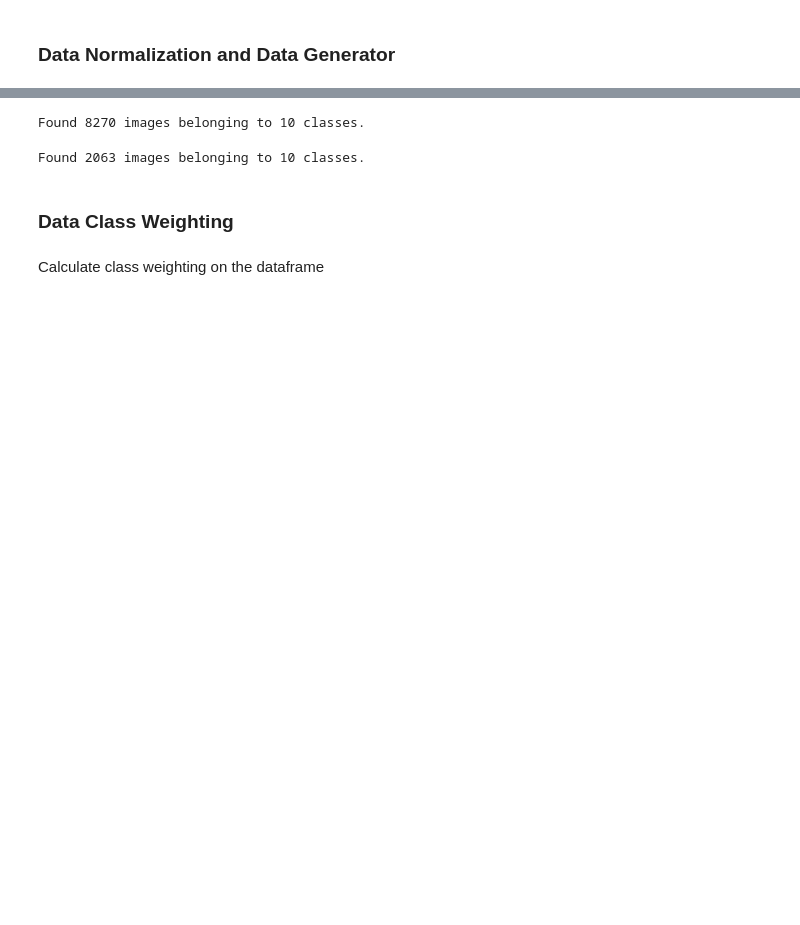
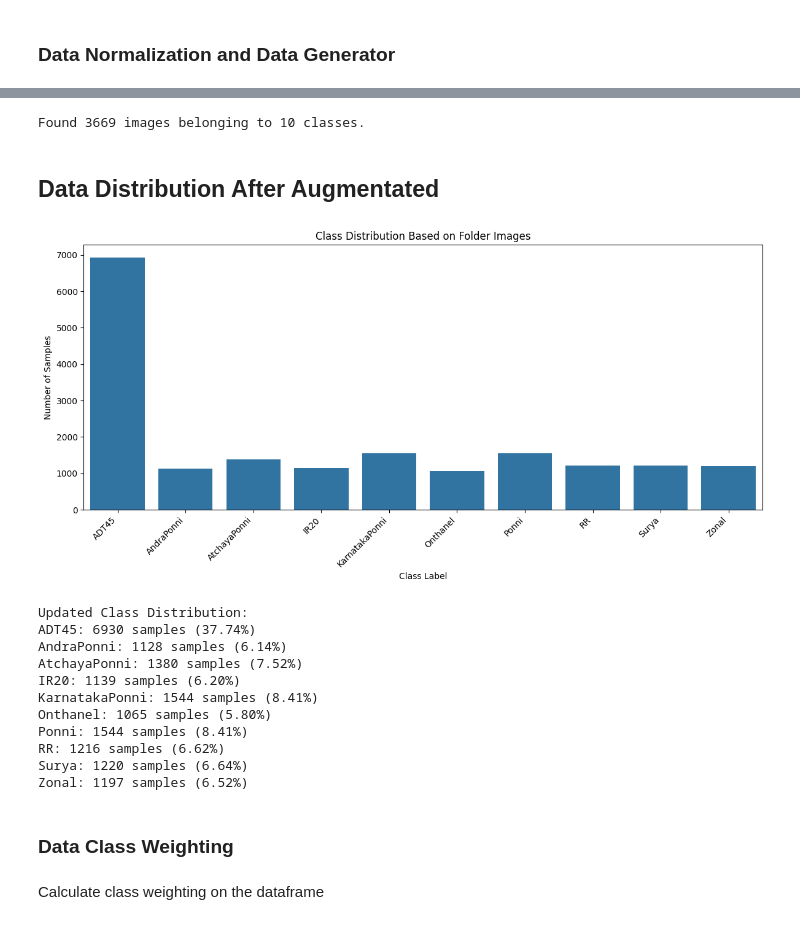
Before and after one commit to Cecil-B-Liv/WheatClassification, a Jupyter notebook: model/Task2_WheatVariety.ipynb, the cells around one changed output, grey strips where cells are left out. Drawn from its saved outputs; the diff is of its cells as text; code cells hidden in the pictures; blank space fills up the shorter version.

```diff
--- a/model/Task2_WheatVariety.ipynb
+++ b/model/Task2_WheatVariety.ipynb
@@ -396,28 +532,56 @@ valid_datagen = tf.keras.preprocessing.image.ImageDataGenerator(
 # %%
-# For training data (with augmentation)
-train_gen = train_datagen.flow_from_directory(
+# For validation data (without augmentation)
+valid_gen = data_gen.flow_from_directory(
     train_data_path,
-    subset="training",  # Use the training subset
-    seed=42,
     target_size=IMAGE_SHAPE,
     batch_size=BATCH_SIZE,
-    class_mode="categorical",
-    color_mode="rgb"
+    subset='validation',
+    seed=42,
+    class_mode='categorical',
+    color_mode='rgb'
 )
 # %% [output]
-Found 8270 images belonging to 10 classes.
+Found 3669 images belonging to 10 classes.
-# %%
-# For validation data (without augmentation)
-valid_gen = valid_datagen.flow_from_directory(
-    train_data_path,  # Note: using the SAME directory as training
-    subset="validation",  # But using the validation subset
-    seed=42,  # Use the same seed to ensure consistent splitting
-    target_size=IMAGE_SHAPE,
-    batch_size=BATCH_SIZE,
-    class_mode="categorical"
-)
-# %% [output]
-Found 2063 images belonging to 10 classes.
+# %% [markdown]
+## Data Distribution After Augmentated
+# %%
+from collections import Counter
+
+folder_counts = {}
+for class_name in os.listdir(train_data_path):
+    class_folder = os.path.join(train_data_path, class_name)
+    if os.path.isdir(class_folder):
+        count = len([f for f in os.listdir(class_folder) if f.endswith('.jpg')])
+        folder_counts[class_name] = count
+
+# Plot the distribution
+plt.figure(figsize=(12, 6))
+sns.barplot(x=list(folder_counts.keys()), y=list(folder_counts.values()))
+plt.title('Class Distribution Based on Folder Images')
+plt.xlabel('Class Label')
+plt.ylabel('Number of Samples')
+plt.xticks(rotation=45, ha='right')
+plt.tight_layout()
+plt.show()
+
+# Print counts
+print("Updated Class Distribution:")
+total_imgs = sum(folder_counts.values())
+for label, count in folder_counts.items():
+    print(f"{label}: {count} samples ({(count/total_imgs)*100:.2f}%)")
+# %% [output]
+[figure, added]
+Updated Class Distribution:
+ADT45: 6930 samples (37.74%)
+AndraPonni: 1128 samples (6.14%)
+AtchayaPonni: 1380 samples (7.52%)
+IR20: 1139 samples (6.20%)
+KarnatakaPonni: 1544 samples (8.41%)
+Onthanel: 1065 samples (5.80%)
+Ponni: 1544 samples (8.41%)
+RR: 1216 samples (6.62%)
+Surya: 1220 samples (6.64%)
+Zonal: 1197 samples (6.52%)
 # %% [markdown]
 ### Data Class Weighting
 # %% [markdown]
```
Also changed, not shown: parts of 37 cells of this notebook, 2 other files.
